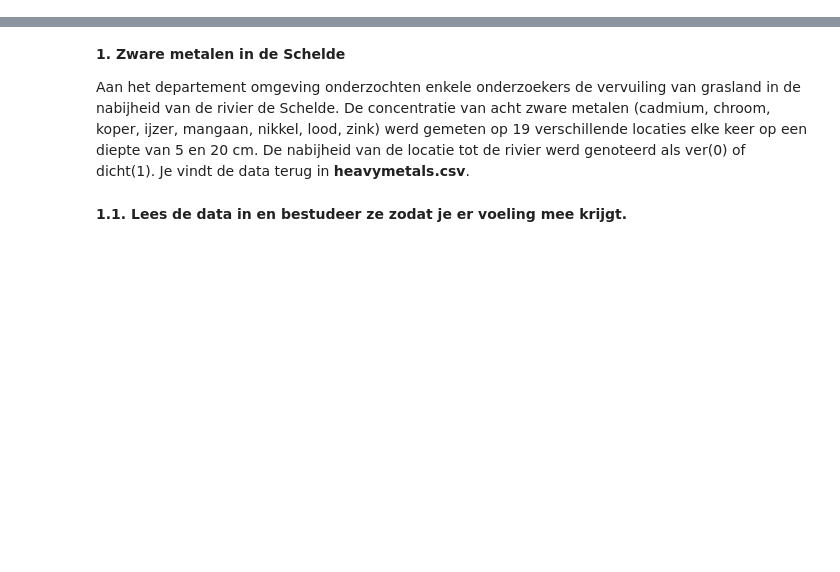
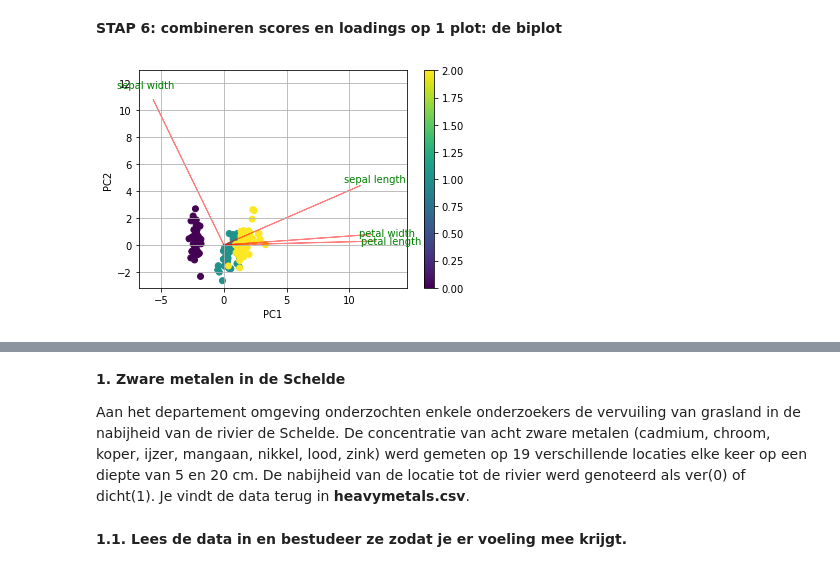
Before and after one commit to ArneDeloose/Ugain_MachineLearning_DataVis, a Jupyter notebook: DimensionReduction_Exercise_Solution.ipynb, the cells around one changed output, grey strips where cells are left out. Saved outputs shown, nothing was run; the diff lists cells and outputs as text; code cells hidden in the pictures; blank space fills up the shorter version.

```diff
--- a/DimensionReduction_Exercise_Solution.ipynb
+++ b/DimensionReduction_Exercise_Solution.ipynb
@@ -53,0 +146,13 @@ def biplot_func(score, pca_model, labels=None, y=None, show_index=False):
+# %% [markdown]
+**STAP 6: combineren scores en loadings op 1 plot: de biplot**
+# %%
+# optional: recode 'soort' naar numerieke vector, met 'setosa' = 0, 'versicolor' = 1, 'virginica' = 2
+soort_recoded = np.unique(df["soort"], return_inverse = True)[1]
+
+[fig, ax] = biplot_func(x_new[:, 0:2],
+                        pca_model,
+                        labels=df.columns[:-1],
+                        y = soort_recoded,
+                        show_index=False)
+# %% [output]
+[figure, added]
```
Also changed, not shown: parts of 46 cells of this notebook, 3 other files.
